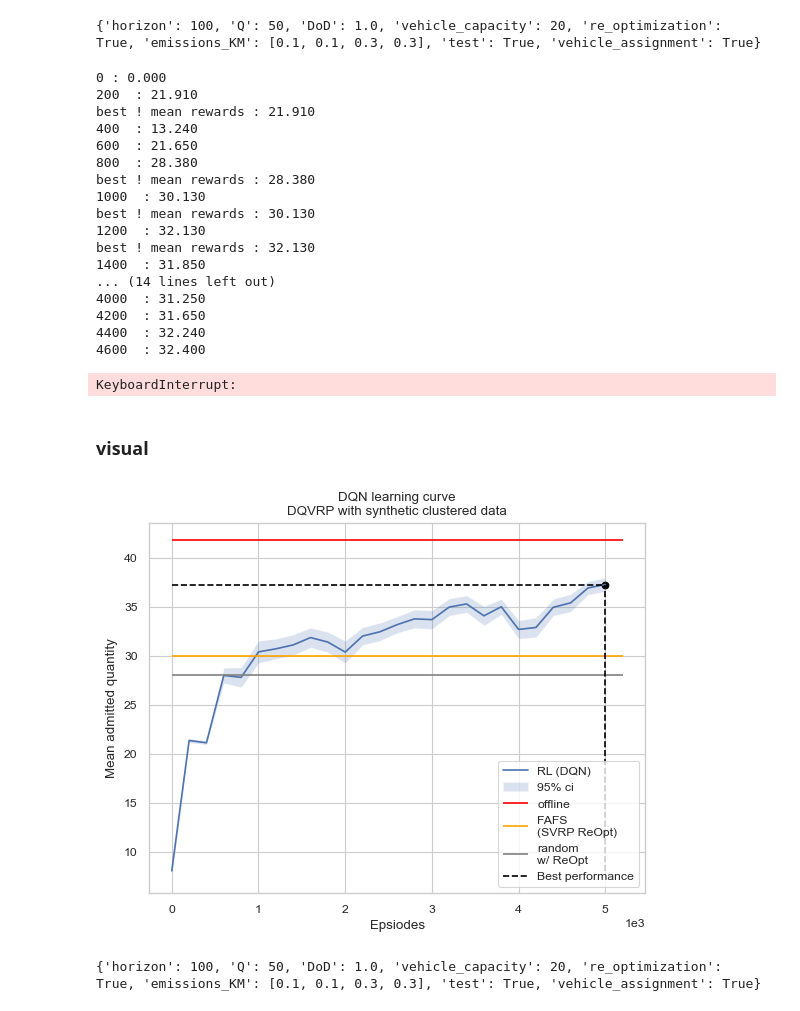
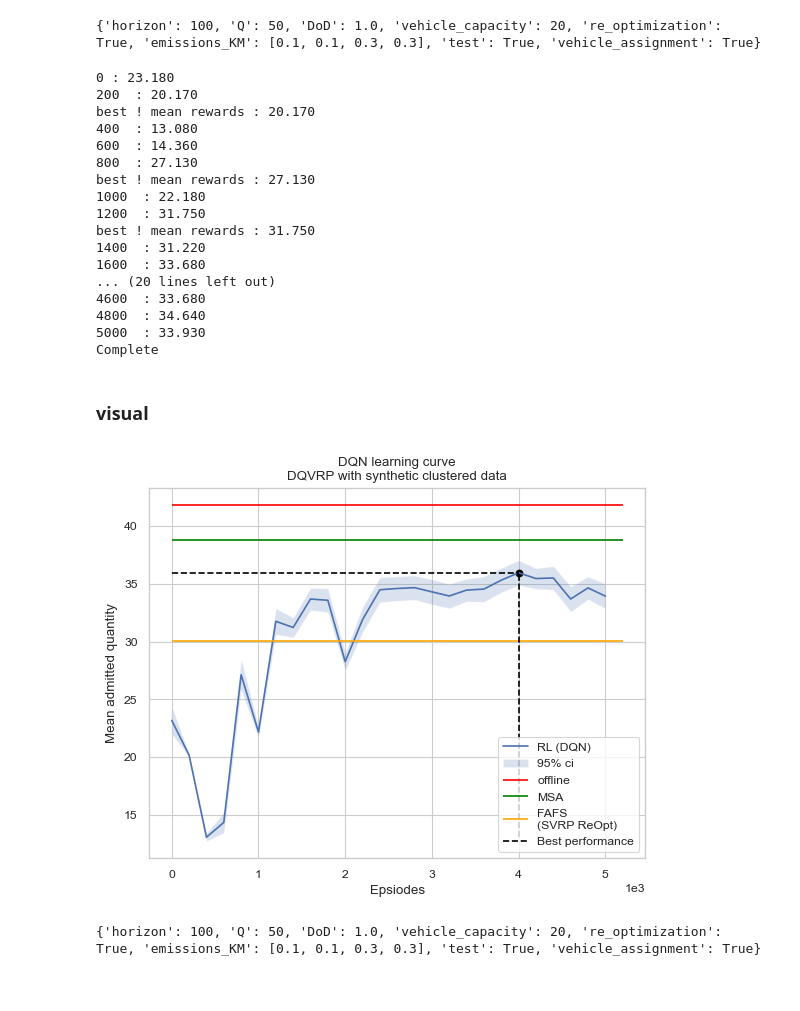
Before and after one commit to Farid-Najar/DynamicQVRP, a Jupyter notebook: test_RLagent.ipynb, the cells around one changed output. Saved outputs shown, nothing was run; the diff lists cells and outputs as text; code cells hidden in the pictures.

```diff
--- a/test_RLagent.ipynb
+++ b/test_RLagent.ipynb
@@ -36,8 +36,8 @@ with open(f'results/{file}/res_offline.pkl', "rb") as f:
 # with open(f'results/{file}/res_SL.pkl', "rb") as f:
 #     res_SL = pickle.load(f)
 
-# with open(f'results/{file}/{w}/res_MSA.pkl', "rb") as f:
-#     res_MSA = pickle.load(f)
+with open(f'results/{file}/{w}/res_MSA.pkl', "rb") as f:
+    res_MSA = pickle.load(f)
 
 with open(f'results/{file}/{w}/res_fafs.pkl', "rb") as f:
     res_greedy = pickle.load(f)
@@ -79,26 +79,25 @@ agent = DQNAgent(
     load_model=False,
 )
 # %%
-test_rs = agent.train(10000, perturbe_Q=True)
+test_rs = agent.train(5000)
 # %% [output]
-0 : 0.000
-200  : 21.910
-best ! mean rewards : 21.910
-400  : 13.240
-600  : 21.650
-800  : 28.380
-best ! mean rewards : 28.380
-1000  : 30.130
-best ! mean rewards : 30.130
-1200  : 32.130
-best ! mean rewards : 32.130
-1400  : 31.850
-... (14 lines left out)
-4000  : 31.250
-4200  : 31.650
-4400  : 32.240
-4600  : 32.400
+0 : 23.180
+200  : 20.170
+best ! mean rewards : 20.170
+400  : 13.080
+600  : 14.360
+800  : 27.130
+best ! mean rewards : 27.130
+1000  : 22.180
+1200  : 31.750
+best ! mean rewards : 31.750
+1400  : 31.220
+1600  : 33.680
+... (20 lines left out)
+4600  : 33.680
+4800  : 34.640
+5000  : 33.930
+Complete
-KeyboardInterrupt:
 # %% [markdown]
 ### visual
 # %%
@@ -108,7 +107,7 @@ import matplotlib.pyplot as plt
 sns.color_palette("deep")
 sns.set_theme('paper', 'whitegrid')
 
-test_rs = np.load('results/rewards_DQN_perturbed_Q_VRP4Q50_VA.npy')
+# test_rs = np.load('results/rewards_DQN_perturbed_Q_VRP4Q50_VA.npy')
 # test_rs = np.load('results/rewards_DQN_different_qs_VRP4Q50_VA.npy')
 eval_every = 200
 y_test = np.mean(test_rs, 1)
@@ -116,36 +115,36 @@ arg_max = np.argmax(y_test)
 std_test = np.std(test_rs, 1)/np.sqrt(len(test_rs[0]))
 plt.plot(eval_every*np.arange(len(y_test)), y_test, label="RL (DQN)")
 plt.fill_between(
     eval_every*np.arange(len(y_test)),
     y_test - 2*std_test,
     y_test + 2*std_test,
     alpha=0.2,
     label = "95% ci")
 
 # plt.hlines(res_SL["rs"].mean(), 0, eval_every*len(y), 'black', label="SL", linestyles='--')
 plt.hlines(res_offline["rs"].mean(), 0, eval_every*len(y_test), 'red', label="offline", linestyles='solid')
-# plt.hlines(res_MSA["rs"].mean(), 0, eval_every*len(y_test), 'green', label="MSA", linestyles='solid')
+plt.hlines(res_MSA["rs"].mean(), 0, eval_every*len(y_test), 'green', label="MSA", linestyles='solid')
 plt.hlines(res_greedy["rs"].mean(), 0, eval_every*len(y_test), 'orange', label="FAFS\n(SVRP ReOpt)", linestyles='solid')
-plt.hlines(res_random["rs"].mean(), 0, eval_every*len(y_test), 'gray', label="random\nw/ ReOpt", linestyles='solid')
+# plt.hlines(res_random["rs"].mean(), 0, eval_every*len(y_test), 'gray', label="random\nw/ ReOpt", linestyles='solid')
 
 plt.hlines(y_test[arg_max], 0, eval_every*arg_max, 'black', label="Best performance", linestyles='dashed')
 plt.vlines(eval_every*arg_max, np.amin(y_test), y_test[arg_max], 'black', linestyles='dashed')
 plt.scatter(eval_every*arg_max, y_test[arg_max], c  = 'black')#, label="Best performance", linestyles='dashed')
 # plt.hlines(res_greedy_wo["rs"].mean(), 0, eval_every*len(y_test), 'orange', label="greedy", linestyles='--')
 # plt.hlines(y_test[0], 0, eval_every*len(y_test), 'gray', label="random⁄⁄⁄", linestyles='--')
 
 
 plt.gca().ticklabel_format(axis='x', style='sci', scilimits=(0, 0))
 plt.xlabel('Epsiodes')
 plt.ylabel('Mean admitted quantity')
 plt.title(
 #  f'DQN learning curve\nDQVRP with heterogeneous demand quantities'
  f'DQN learning curve\nDQVRP with synthetic clustered data'
 )
 plt.legend()
 plt.show()
 # %% [output]
-[figure, old version]
+[figure, new version]
 # %%
 file = "res_VRP4_DoD100_Q50"
 # file = "res_VRP4_DoD100_Q50_uniform"
```
Also changed, not shown: parts of 1 cell of this notebook, 6 other files.
